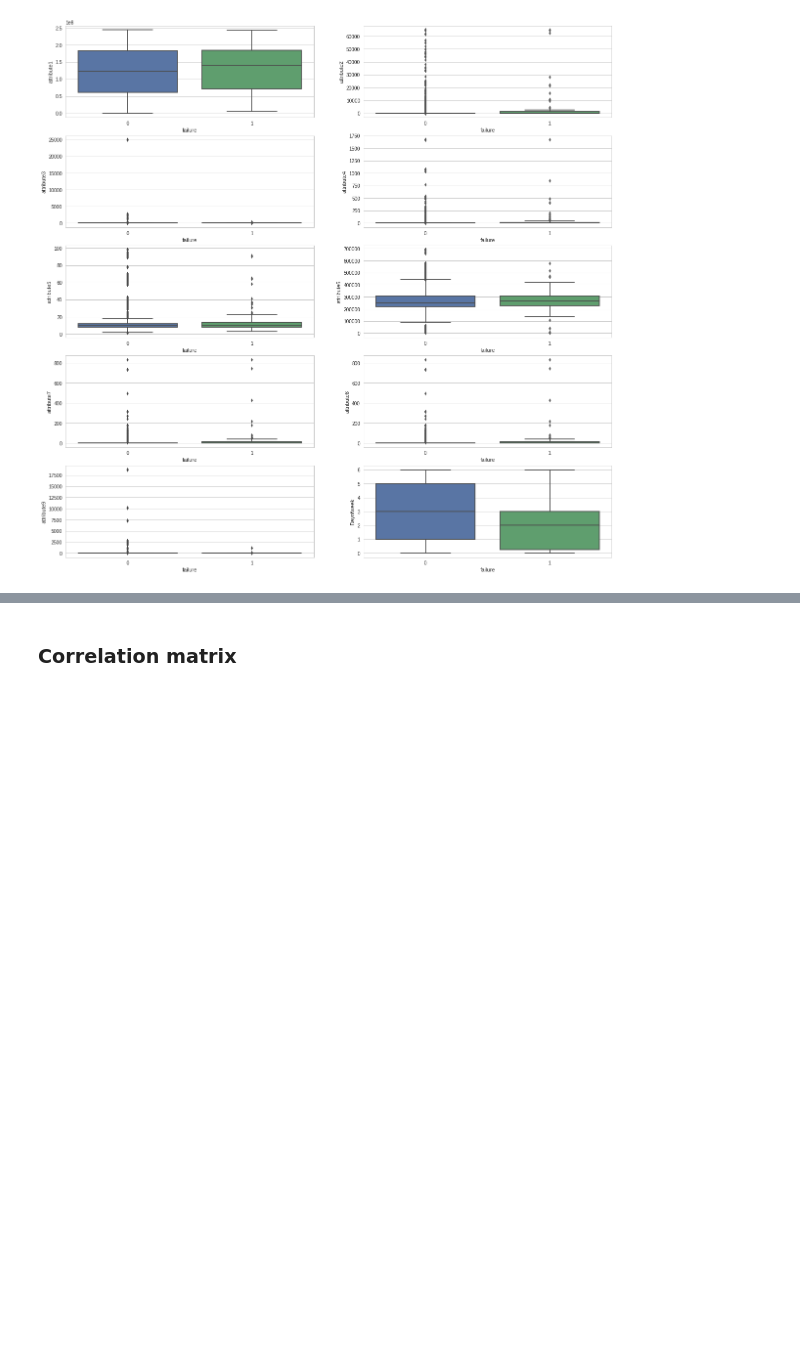
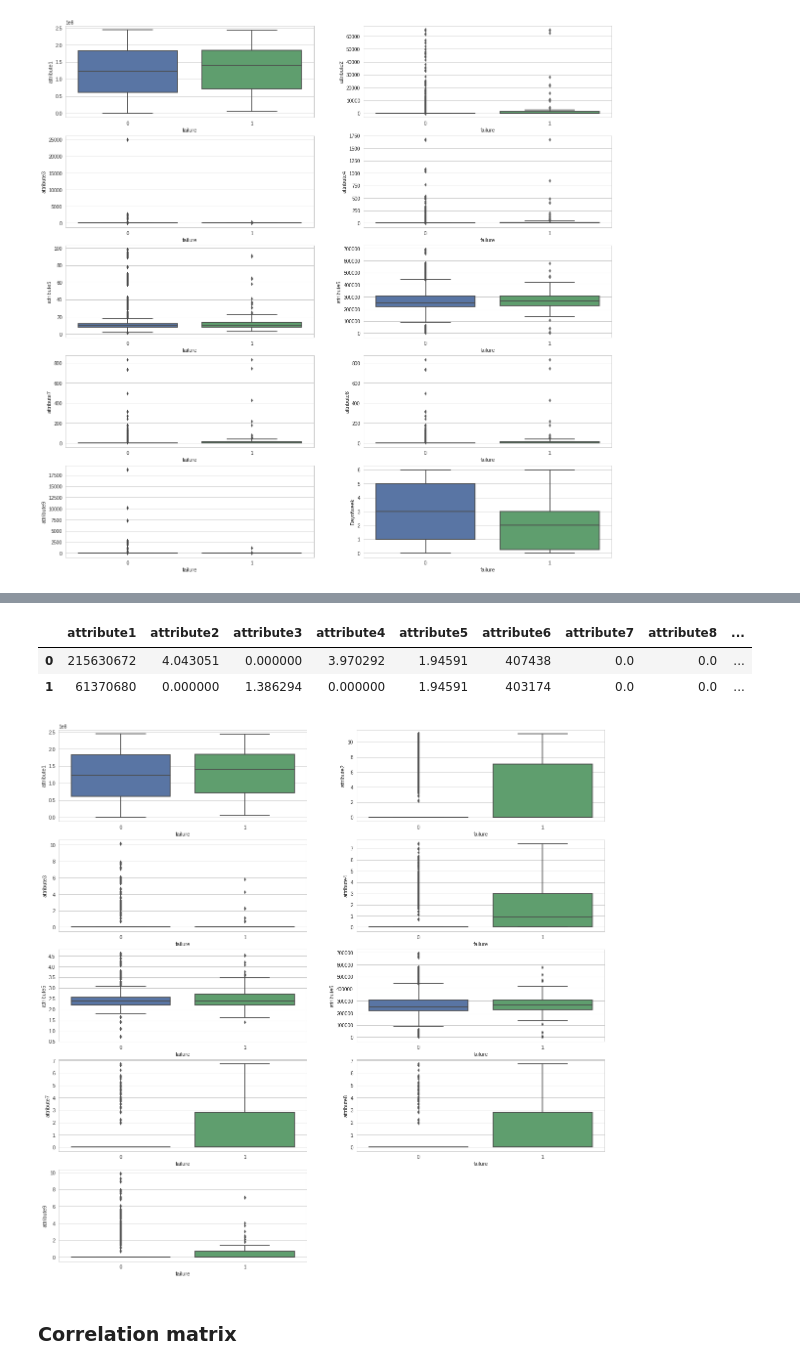
Before and after one commit to josephinemho/tutorials, a Jupyter notebook: 2.eda.ipynb, the cells around one changed output, grey strips where cells are left out. Cells and saved outputs as stored; diff of their text form; code cells hidden in the pictures; blank space fills up the shorter version.

```diff
--- a/2.eda.ipynb
+++ b/2.eda.ipynb
@@ -20,9 +20,9 @@ import matplotlib.pyplot as plt
 import seaborn as sns
 %matplotlib inline
 # %%
-# original_data = pd.read_csv('../work/data/device_failure.csv', engine='python')
 non_transformed_features = joblib.load('../work/data/non_transformed_features')
 transformed_features = joblib.load('../work/data/transformed_features')
+logged_features = joblib.load('../work/data/logged_features')
 target = joblib.load('../work/data/target')
 # %% [markdown]
 ### Explore distribution
@@ -154,3 +165,30 @@ for i, col in enumerate(non_transformed_features.columns):
+# %%
+logged_features.drop(['Dayofweek_0', 'Dayofweek_1', 'Dayofweek_2', 'Dayofweek_3',
+       'Dayofweek_4', 'Dayofweek_5', 'Dayofweek_6'], axis=1, inplace=True)
+# %%
+columns = ['attribute1', 'attribute2', 'attribute3', 'attribute4', 'attribute5', 'attribute6', 'attribute7',
+       'attribute8', 'attribute9']
+
+logged_features = logged_features[columns]
+# %%
+logged_data = pd.concat([logged_features,target], axis=1)
+logged_data.head(2)
+# %% [output]
+|  | attribute1 | attribute2 | attribute3 | attribute4 | attribute5 | attribute6 | attribute7 | attribute8 | ... |
+| 0 | 215630672 | 4.043051 | 0.000000 | 3.970292 | 1.94591 | 407438 | 0.0 | 0.0 | ... |
+| 1 | 61370680 | 0.000000 | 1.386294 | 0.000000 | 1.94591 | 403174 | 0.0 | 0.0 | ... |
+# %%
+# The ones with the greatest discrepancy in distribution signal
+# their importance for failure prediction
+
+fig = plt.figure(figsize=(20,20))
+
+for i, col in enumerate(logged_features.columns):
+    fig.add_subplot(5,2,1+i)
+    sns.set(style="whitegrid")
+    ax = sns.boxplot(x=target, y=logged_features[col])
+# %% [output]
+[figure, added]
 # %% [markdown]
 ### Correlation matrix
 # %%
```
Also changed, not shown: parts of 7 cells of this notebook, 3 other files.
